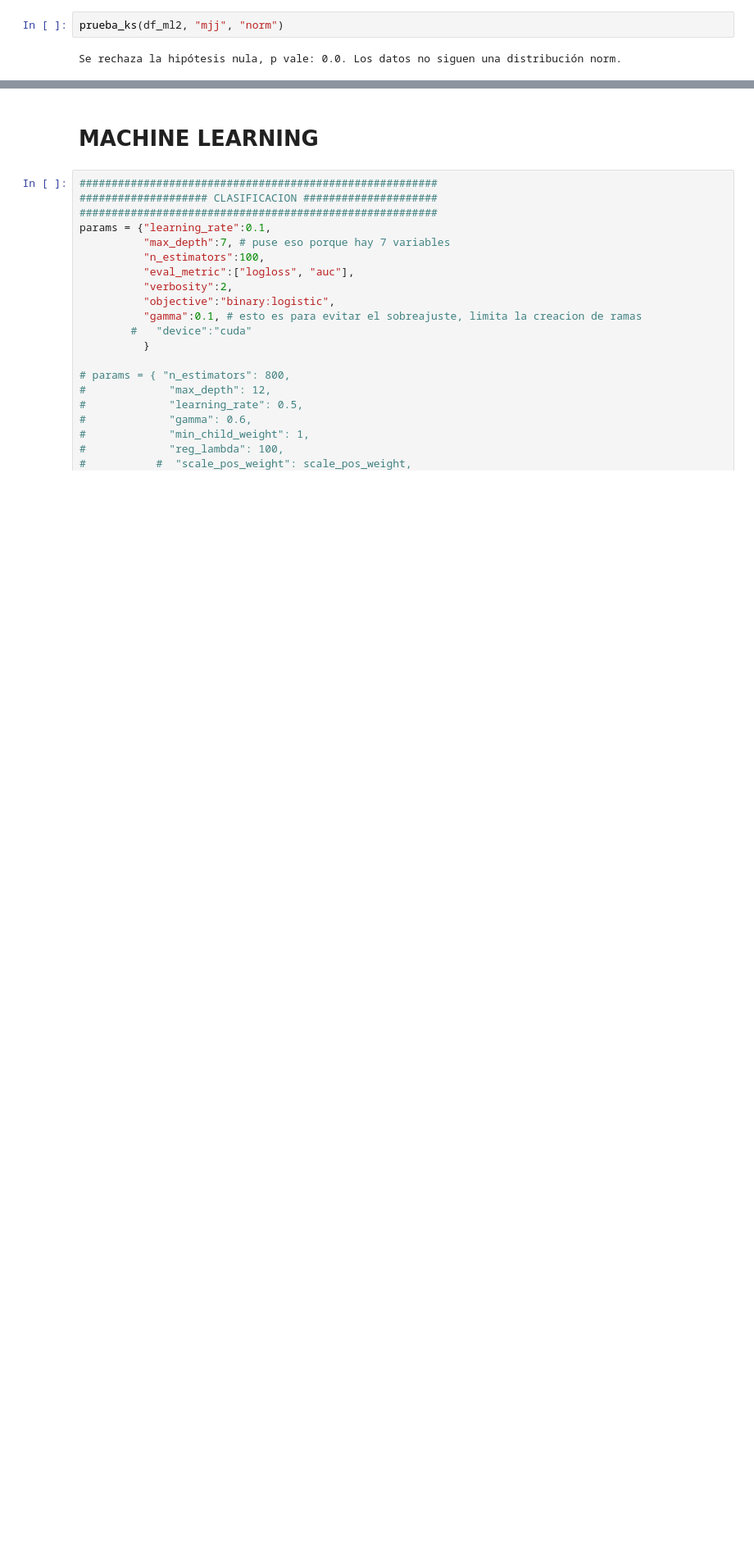
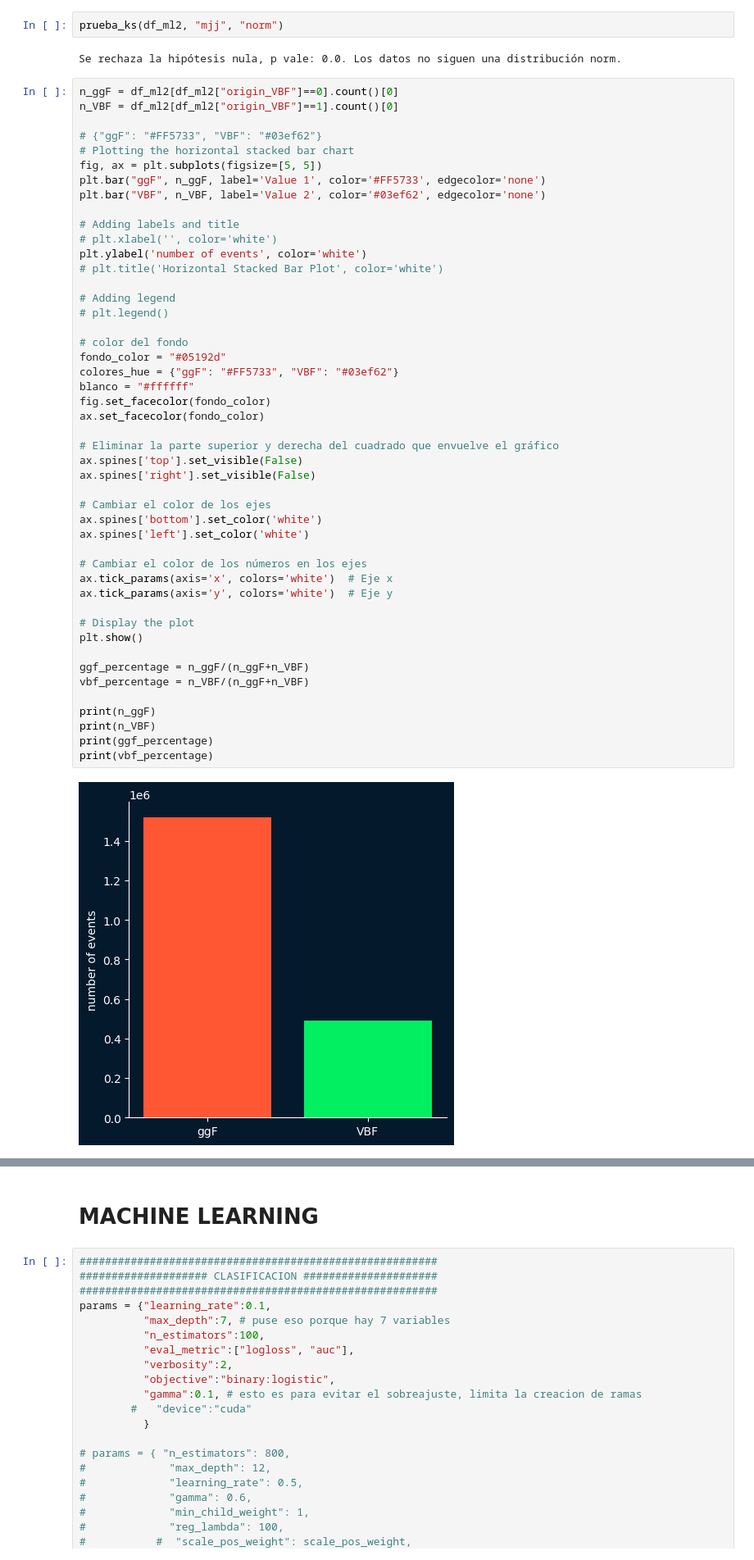
Before and after one commit to tomilee09/tesis_pregrado, a Jupyter notebook: analisis_ml.ipynb, the cells around one changed output, grey strips where cells are left out. Shown at 82% size. Drawn from its saved outputs; the diff is of its cells as text; blank space fills up the shorter version.

```diff
--- a/analisis_ml.ipynb
+++ b/analisis_ml.ipynb
@@ -232,3 +232,52 @@ Name: origin_VBF, dtype: float64
 prueba_ks(df_ml2, "mjj", "norm")
 # %% [output]
 Se rechaza la hipótesis nula, p vale: 0.0. Los datos no siguen una distribución norm.
+# %%
+n_ggF = df_ml2[df_ml2["origin_VBF"]==0].count()[0]
+n_VBF = df_ml2[df_ml2["origin_VBF"]==1].count()[0]
+
+# {"ggF": "#FF5733", "VBF": "#03ef62"}
+# Plotting the horizontal stacked bar chart
+fig, ax = plt.subplots(figsize=[5, 5])
+plt.bar("ggF", n_ggF, label='Value 1', color='#FF5733', edgecolor='none')
+plt.bar("VBF", n_VBF, label='Value 2', color='#03ef62', edgecolor='none')
+
+# Adding labels and title
+# plt.xlabel('', color='white')
+plt.ylabel('number of events', color='white')
+# plt.title('Horizontal Stacked Bar Plot', color='white')
+
+# Adding legend
+# plt.legend()
+
+# color del fondo
+fondo_color = "#05192d"
+colores_hue = {"ggF": "#FF5733", "VBF": "#03ef62"}
+blanco = "#ffffff"
+fig.set_facecolor(fondo_color)
+ax.set_facecolor(fondo_color)
+
+# Eliminar la parte superior y derecha del cuadrado que envuelve el gráfico
+ax.spines['top'].set_visible(False)
+ax.spines['right'].set_visible(False)
+
+# Cambiar el color de los ejes
+ax.spines['bottom'].set_color('white')
+ax.spines['left'].set_color('white')
+
+# Cambiar el color de los números en los ejes
+ax.tick_params(axis='x', colors='white')  # Eje x
+ax.tick_params(axis='y', colors='white')  # Eje y
+
+# Display the plot
+plt.show()
+
+ggf_percentage = n_ggF/(n_ggF+n_VBF)
+vbf_percentage = n_VBF/(n_ggF+n_VBF)
+
+print(n_ggF)
+print(n_VBF)
+print(ggf_percentage)
+print(vbf_percentage)
+# %% [output]
+[figure, added]
```
Also changed, not shown: parts of 14 cells of this notebook, 2 other files.
